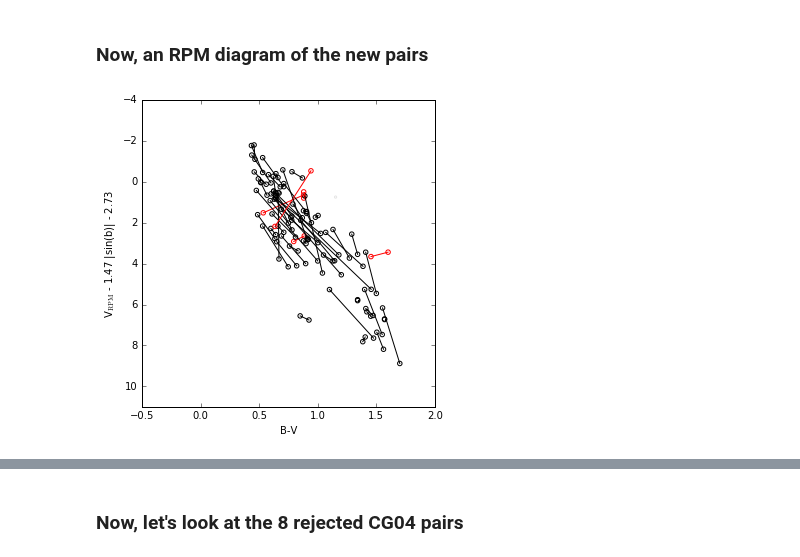
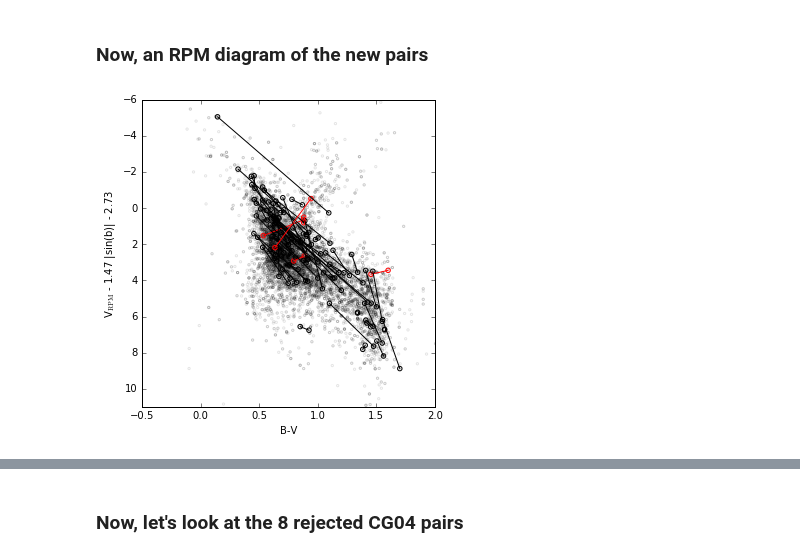
Before and after one commit to astroJeff/gaia_binaries, a Jupyter notebook: notebooks/Hipparchos_rNLTT.ipynb, the cells around one changed output, grey strips where cells are left out. Drawn from its saved outputs; the diff is of its cells as text; code cells hidden in the pictures.

Commit message:
Fixed Hipparchos_rNLTT matching. Removed stdout outputs from P_posterior. Fixed V_trans limit for which pairs to call calc_P_posterior

```diff
--- a/notebooks/Hipparchos_rNLTT.ipynb
+++ b/notebooks/Hipparchos_rNLTT.ipynb
@@ -345,7 +222,7 @@ P_binary.generate_binary_set(num_sys=100000)
 P_random.mu_kde = None
 P_random.pos_kde = None
 pos_density = P_random.get_sigma_pos(t['ra'][0], t['dec'][0], catalog=t, method='kde')
-pm_density = P_random.get_sigma_mu(t['mu_ra'][0], t['mu_dec'][0], catalog=t, method='kde')
+pm_density, tmp = P_random.get_sigma_mu(t['mu_ra'][0]*np.ones(2), t['mu_dec'][0]*np.ones(2), catalog=t, method='sklearn_kde')
 
 
 
@@ -364,6 +241,7 @@ for i in np.arange(len(CG_pairs_hip)):
     star1 = t['ra'][id1], t['dec'][id1], t['mu_ra'][id1], t['mu_dec'][id1], t['mu_ra_err'][id1], t['mu_dec_err'][id1]
     star2 = t['ra'][id2], t['dec'][id2], t['mu_ra'][id2], t['mu_dec'][id2], t['mu_ra_err'][id2], t['mu_dec_err'][id2]
 
+    print star1[0], star1[1], star2[0], star2[1]
 
     prob_posterior, prob_random, prob_binary = P_posterior.calc_P_posterior(star1, star2, pos_density, pm_density, id1, id2, t)
 
@@ -381,7 +259,7 @@ for i in np.arange(len(CG_pairs_hip)):
     prob_posterior2 = prob_posterior
 
 
-    print t['ID'][id1], t['ID'][id2], prob_posterior1, prob_posterior2
+    print i, t['ID'][id1], t['ID'][id2], prob_posterior1, prob_posterior2
 
 
     # Use first version
@@ -437,0 +316,11 @@ Rejected Pairs: 19
+# %%
+
+
+for i in np.arange(len(CG_pairs_hip)):
+    id1 = np.where(CG_pairs_hip_all['ID_1'][i] == t['ID'][p_ind['i_1'][idx_match]])[0]
+
+    if len(id1) == 0:
+        print CG_pairs_hip_all['ID_1'][i]
+        print t[t['ID'] == CG_pairs_hip_all['ID_1'][i]]
+        print t[t['ID'] == CG_pairs_hip_all['ID_2'][i]]
+        print
@@ -588,12 +479,14 @@ from astropy.coordinates import SkyCoord
 fig = plt.figure(figsize=(5,5))
 
 
-for i in np.random.randint(len(t), size=2):
+for j in np.arange(100):
 
-    id3 = np.where(t['ID'][i] == hip['HIP'])[0]
+    # Any more than size=100 and we run into memory problems
+    i = np.random.randint(len(t), size=100)
+    id_test, id_hip = np.meshgrid(t['ID'][i], hip['HIP'])
+    id3 = np.argmin(abs(id_test-id_hip), axis=0)
 
     BV = hip['B-V'][id3]
-
     ra_1, dec_1 = t['ra'][i], t['dec'][i]
     # Positions (Galactic)
     c_1 = SkyCoord(ra=ra_1*u.degree, dec=dec_1*u.degree, frame='icrs')
@@ -604,9 +497,7 @@ for i in np.random.randint(len(t), size=2):
 
     eta_rpm_1 = t['V'][i] + 5.0 * np.log10(mu_1) - 1.47 * np.abs(np.sin(b_1)) - 2.73
 
-    if BV == 0.0: continue
-
-    plt.scatter(BV, eta_rpm_1, marker='.', facecolors='none', edgecolors='k', alpha=0.1)
+    plt.scatter(BV[BV != 0.0], eta_rpm_1[BV != 0.0], marker='.', facecolors='none', edgecolors='k', alpha=0.1)
 
 
 
@@ -643,32 +534,32 @@ for i in np.arange(len(id1)):
 
     if BV_1 == 0.0 or BV_2 == 0.0: continue
 
     slope[i] = (eta_rpm_2 - eta_rpm_1) / (BV_2 - BV_1)
     length[i] = np.sqrt((eta_rpm_2 - eta_rpm_1)**2 + (BV_2 - BV_1)**2)
 
     if np.arctan(slope[i]) < 0.0 and length[i] > 0.25:
 #         print np.arctan(slope[i]) * 180./np.pi, length[i], t['V'][id1[i]], t['V'][id2[i]], t['NLTT'][id1[i]], t['NLTT'][id2[i]]
         plt.plot([BV_1, BV_2], [eta_rpm_1, eta_rpm_2], color='r')
         plt.scatter(BV_1, eta_rpm_1, marker='o', facecolors='none', edgecolors='r')
         plt.scatter(BV_2, eta_rpm_2, marker='o', facecolors='none', edgecolors='r')
     else:
         plt.plot([BV_1, BV_2], [eta_rpm_1, eta_rpm_2], color='k')
         plt.scatter(BV_1, eta_rpm_1, marker='o', facecolors='none', edgecolors='k')
         plt.scatter(BV_2, eta_rpm_2, marker='o', facecolors='none', edgecolors='k')
 
 
 # for i in np.arange(len(slope)):
 #     if np.arctan(slope[i]) < 0.0 and length[i] > 0.25:
 #         print np.arctan(slope[i]) * 180./np.pi, length[i], BV_err_1[i], BV_err_2[i]
 
 plt.xlim(-0.5, 2.0)
-plt.ylim(11.0, -4.0)
+plt.ylim(11.0, -6.0)
 
 plt.xlabel('B-V')
 plt.ylabel(r'V$_{\rm RPM}$ - 1.47 |sin(b)| - 2.73')
 
 plt.tight_layout()
 plt.savefig('../figures/rNLTT_hipparchos_CG04_rpm.pdf')
 #plt.show()
 # %% [output]
-[figure, old version]
+[figure, new version]
```
Also changed, not shown: parts of 20 cells of this notebook, 5 other files.
